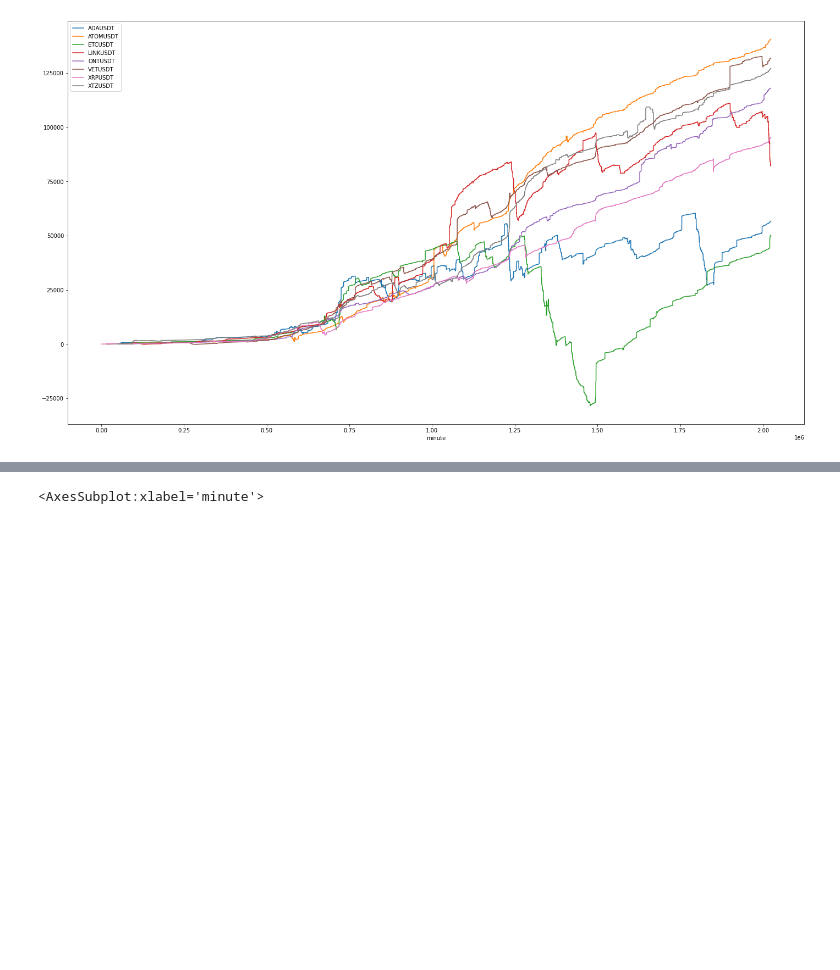
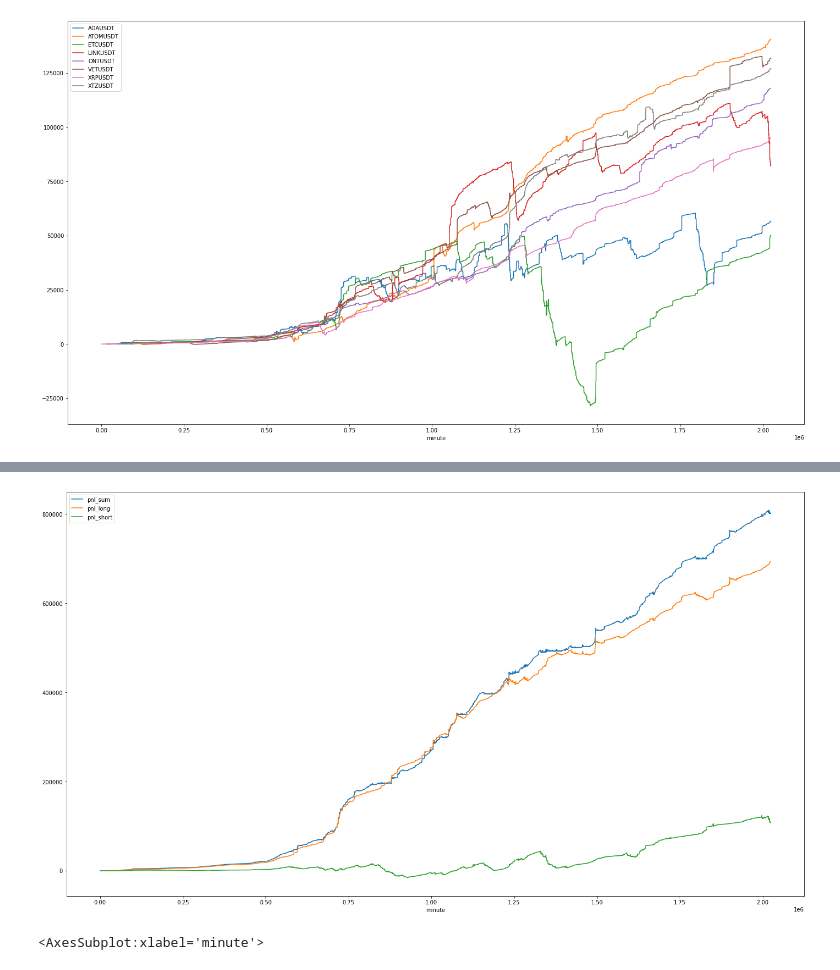
Before and after one commit to odine555/passivbot-3commas, a Jupyter notebook: notes_multisymbol_backtest.ipynb, the cells around one changed output, grey strips where cells are left out. Saved outputs shown, nothing was run; the diff lists cells and outputs as text; code cells hidden in the pictures; blank space fills up the shorter version.

```diff
--- a/notes_multisymbol_backtest.ipynb
+++ b/notes_multisymbol_backtest.ipynb
@@ -178,3 +179,6 @@ plot_pnls_multi(sdf, fdf, TWE_long, TWE_short, symbol=symbols)
 # %% [output]
 <module 'matplotlib.pyplot' from '/usr/local/lib/python3.9/site-packages/matplotlib/pyplot.py'>
 [figure]
+# %%
+plot_pnls_long_short(sdf, fdf)
+# %% [output]
@@ -181,3 +186,4 @@ plot_pnls_multi(sdf, fdf, TWE_long, TWE_short, symbol=symbols)
+[figure, added]
 # %%
 # inspect one month before and one month after location of worst drawdown
 drawdowns = calc_drawdowns(sdf.equity)
```
Also changed, not shown: parts of 8 cells of this notebook.
